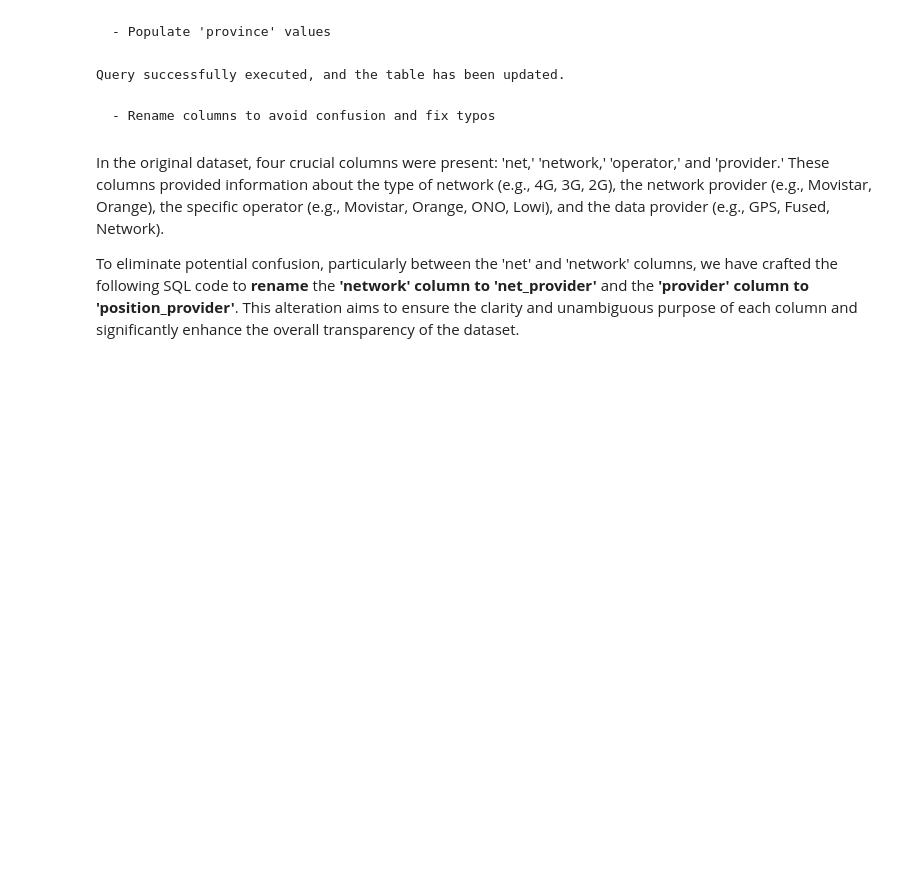
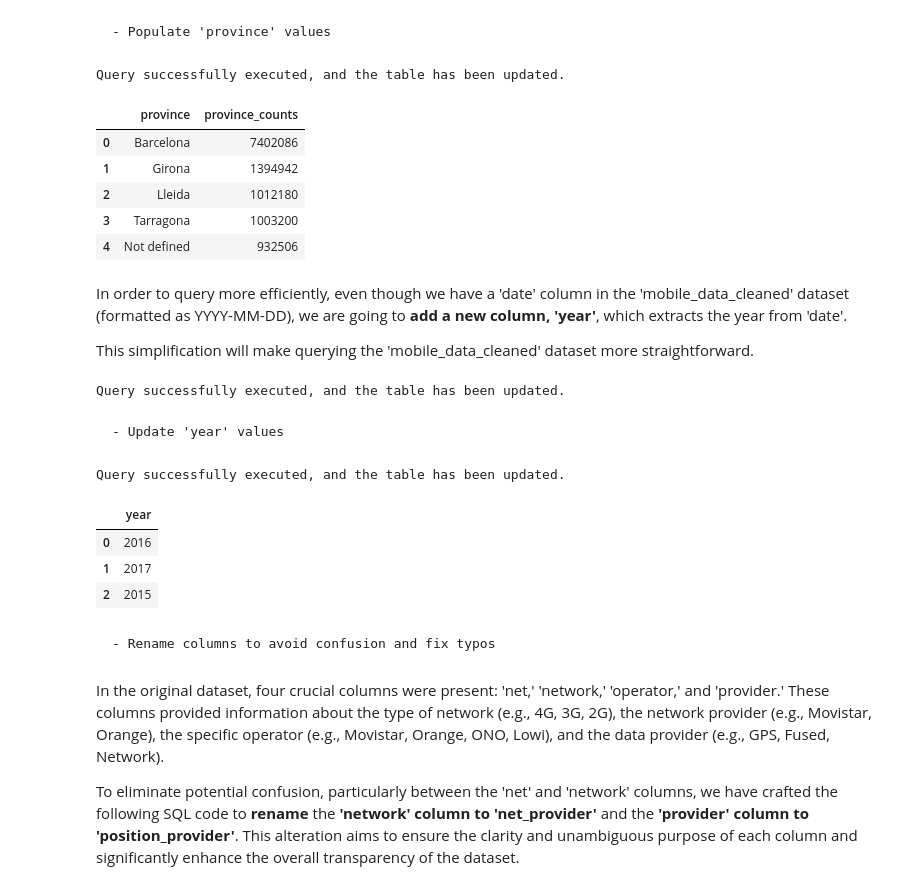
Before and after one commit to alleida23/Catalonian_Mobile_Coverage_2015_2017, a Jupyter notebook: 1. SQL Data Cleaning for Mobile Coverage Dataset.ipynb, the cells around one changed output. Cells and saved outputs as stored; diff of their text form; code cells hidden in the pictures; blank space fills up the shorter version.

Commit message:
Moved year creation to 1.SQL, working on 3. Join

```diff
--- a/1. SQL Data Cleaning for Mobile Coverage Dataset.ipynb
+++ b/1. SQL Data Cleaning for Mobile Coverage Dataset.ipynb
@@ -144,6 +144,69 @@ WHERE province IS NULL
 run_query(query)
 # %% [output]
 Query successfully executed, and the table has been updated.
+# %%
+# Datasets: {mobile_data_cleaned}
+
+# SQL query: populate 'province' values
+query = f"""
+SELECT
+  province,
+  COUNT(*) province_counts
+FROM `{mobile_data_cleaned}`
+GROUP BY 1
+ORDER BY 2 DESC
+    """
+
+# Execute the query
+query_df(query)
+# %% [output]
+|  | province | province_counts |
+| 0 | Barcelona | 7402086 |
+| 1 | Girona | 1394942 |
+| 2 | Lleida | 1012180 |
+| 3 | Tarragona | 1003200 |
+| 4 | Not defined | 932506 |
+# %% [markdown]
+In order to query more efficiently, even though we have a 'date' column in the 'mobile_data_cleaned' dataset (formatted as YYYY-MM-DD), we are going to **add a new column, 'year'**, which extracts the year from 'date'.
+
+This simplification will make querying the 'mobile_data_cleaned' dataset more straightforward.
+# %%
+# SQL query:
+query = f"""
+    ALTER TABLE `{mobile_data_cleaned}`
+    ADD COLUMN IF NOT EXISTS year INT64
+    """
+# Execute the query
+run_query(query)
+# %% [output]
+Query successfully executed, and the table has been updated.
+# %% [markdown]
+    - Update 'year' values
+# %%
+# SQL query:
+query = f"""
+    UPDATE `{mobile_data_cleaned}`
+    SET year = EXTRACT(YEAR FROM date)
+    WHERE year IS NULL
+    """
+# Execute the query
+run_query(query)
+# %% [output]
+Query successfully executed, and the table has been updated.
+# %%
+# SQL query:
+query = f"""
+    SELECT
+        DISTINCT year
+    FROM `{mobile_data_cleaned}`
+    """
+# Execute the query
+query_df(query)
+# %% [output]
+|  | year |
+| 0 | 2016 |
+| 1 | 2017 |
+| 2 | 2015 |
 # %% [markdown]
     - Rename columns to avoid confusion and fix typos
 # %% [markdown]
```
Also changed, not shown: parts of 21 cells of this notebook.
